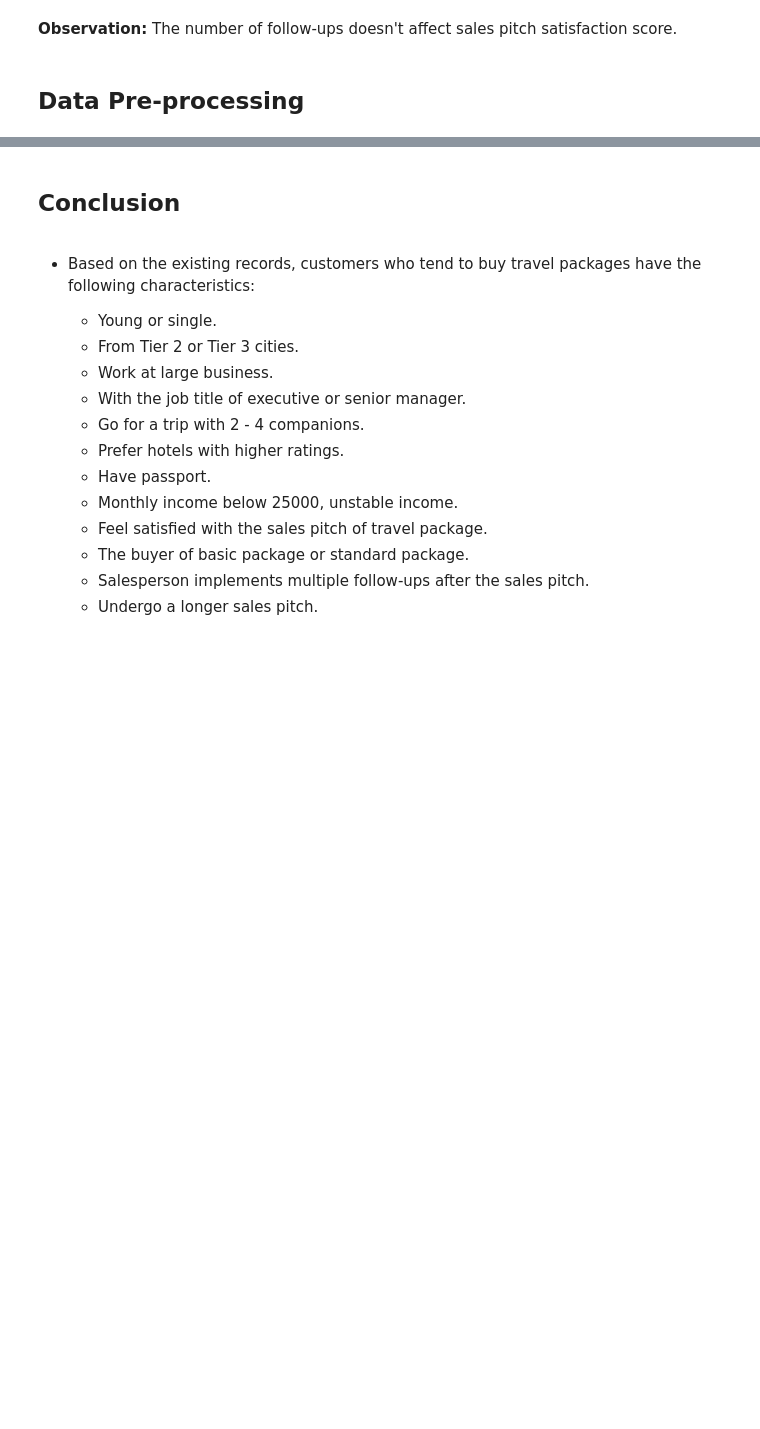
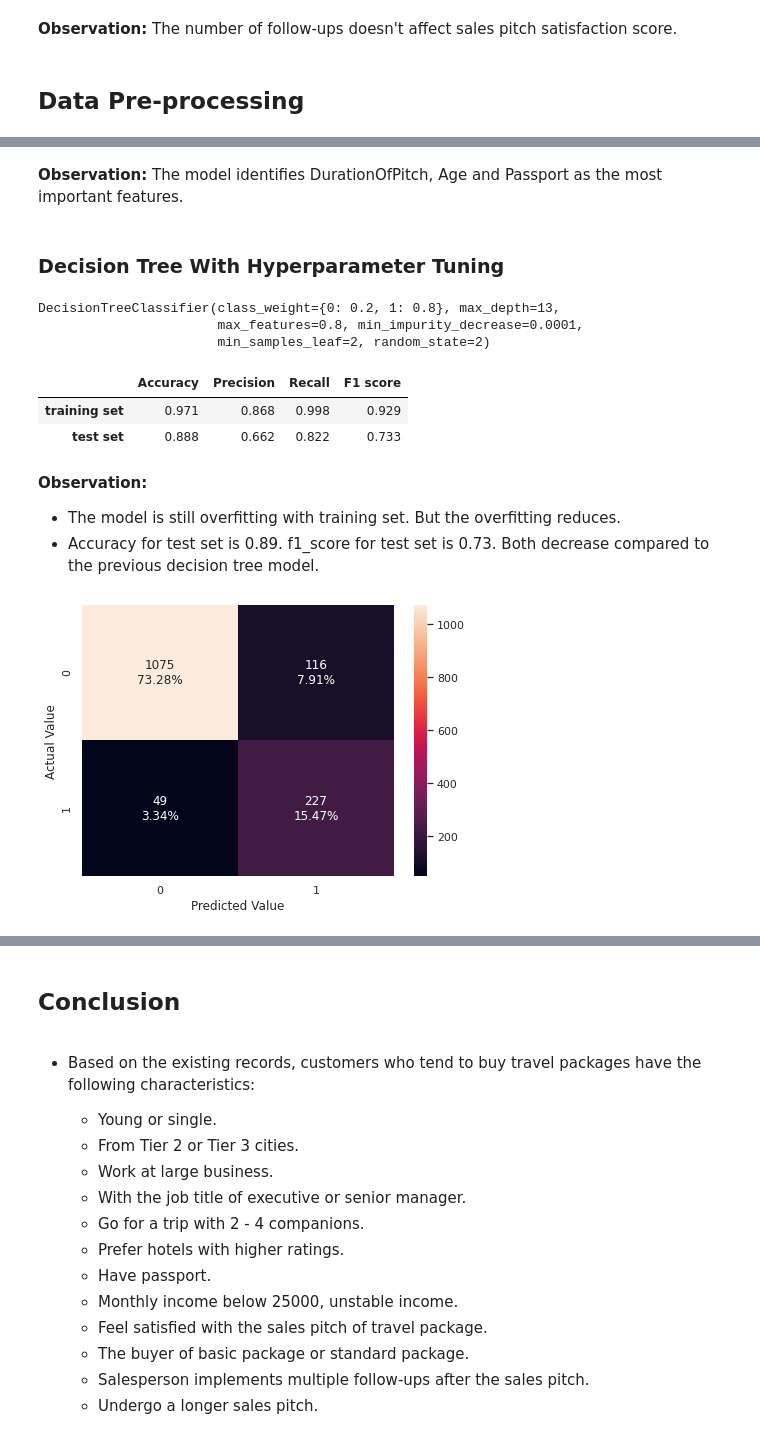
Before and after one commit to liangym2014/Data-science-and-machine-learning, a Jupyter notebook: 4.Travel_Package_Purchase_Prediction_Solution.ipynb, the cells around one changed output, grey strips where cells are left out. Saved outputs shown, nothing was run; the diff lists cells and outputs as text; code cells hidden in the pictures; blank space fills up the shorter version.

```diff
--- a/4.Travel_Package_Purchase_Prediction_Solution.ipynb
+++ b/4.Travel_Package_Purchase_Prediction_Solution.ipynb
@@ -676,0 +926,35 @@ sns.boxplot(x = 'PitchSatisfactionScore', y = 'NumberOfFollowups', data = df);
+# %% [markdown]
+**Observation:** The model identifies DurationOfPitch, Age and Passport as the most important features.
+# %% [markdown]
+### Decision Tree With Hyperparameter Tuning
+# %%
+para = {
+    'max_depth': np.arange(5, 19),
+    'min_samples_split': np.arange(2, 10),
+    'min_samples_leaf': np.arange(2, 10),
+    'max_features': [None, 0.8, "sqrt", "log2"],
+    'min_impurity_decrease': [0.01, 0.001, 0.0001],
+}
+dtree_tuned = DecisionTreeClassifier(random_state = 2, class_weight = {0: 0.2, 1: 0.8})
+clf = GridSearchCV(dtree_tuned, para, scoring ='f1', n_jobs = -1, cv = 5).fit(X_train, y_train)
+clf.best_estimator_
+# %% [output]
+DecisionTreeClassifier(class_weight={0: 0.2, 1: 0.8}, max_depth=13,
+                       max_features=0.8, min_impurity_decrease=0.0001,
+                       min_samples_leaf=2, random_state=2)
+# %%
+dtree_tuned, y2_pred_train, y2_pred_test, metrics2 = compute_metrics(clf.best_estimator_, X_train, X_test, y_train, y_test)
+# %%
+metrics2
+# %% [output]
+|  | Accuracy | Precision | Recall | F1 score |
+| training set | 0.971 | 0.868 | 0.998 | 0.929 |
+| test set | 0.888 | 0.662 | 0.822 | 0.733 |
+# %% [markdown]
+**Observation:**
+- The model is still overfitting with training set. But the overfitting reduces.
+- Accuracy for test set is 0.89. f1_score for test set is 0.73. Both decrease compared to the previous decision tree model.
+# %%
+generate_confusion_matrix(y_test, y2_pred_test, labels = [0, 1])
+# %% [output]
+[figure, added]
```
Also changed, not shown: parts of 36 cells of this notebook.
